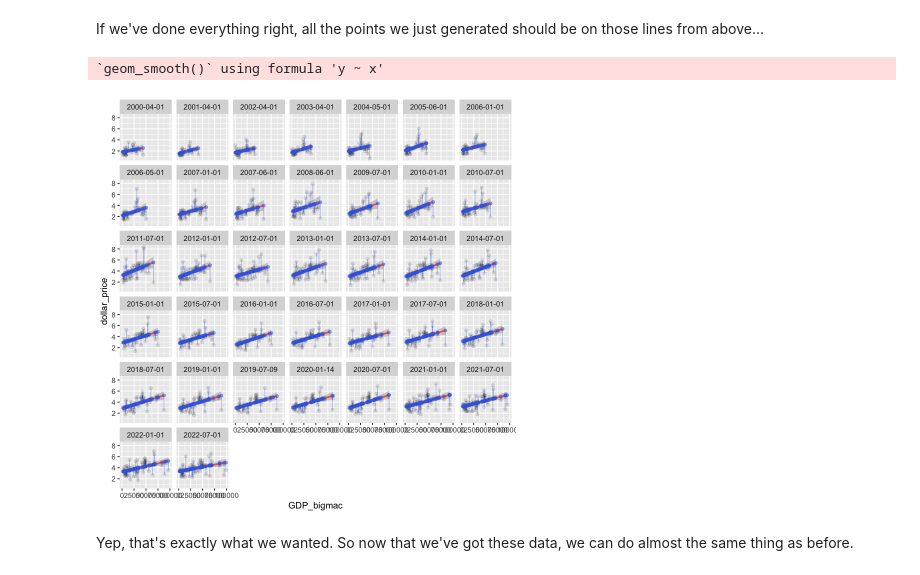
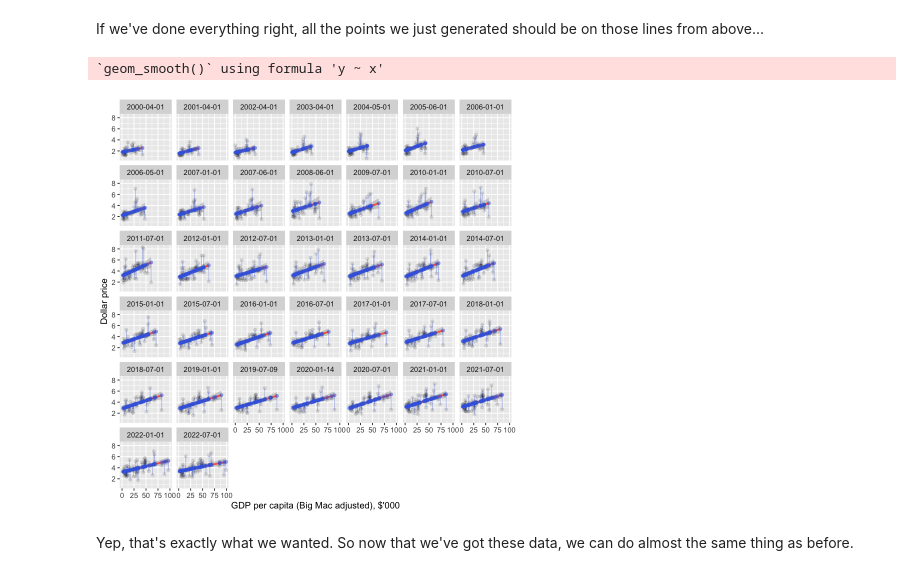
Before and after one commit to TheEconomist/big-mac-data, a Jupyter notebook: Big Mac data generator.ipynb, the cells around one changed output. Drawn from its saved outputs; the diff is of its cells as text; code cells hidden in the pictures.

```diff
--- a/Big Mac data generator.ipynb
+++ b/Big Mac data generator.ipynb
@@ -253,13 +255,15 @@ If we've done everything right, all the points we just generated should be on th
 # %%
 ggplot(big_mac_gdp_data, aes(x=GDP_bigmac, y=dollar_price)) +
     facet_wrap(~date) +
     geom_smooth(method = lm, color='tomato') +
     geom_linerange(aes(ymin=dollar_price, ymax=adj_price), color='royalblue', alpha=0.3) +
     geom_point(alpha=0.1) +
-    geom_point(aes(y=adj_price), color='royalblue', alpha=0.5)
+    geom_point(aes(y=adj_price), color='royalblue', alpha=0.5) +
+    scale_x_continuous(labels=function(x) {round(x / 1000)}) +
+    labs(y="Dollar price", x="GDP per capita (Big Mac adjusted), $'000")
 # %% [output]
 `geom_smooth()` using formula 'y ~ x'
-[figure, old version]
+[figure, new version]
 # %% [markdown]
 Yep, that's exactly what we wanted. So now that we've got these data, we can do almost the same thing as before.
 # %%
```
Also changed, not shown: parts of 13 cells of this notebook.
